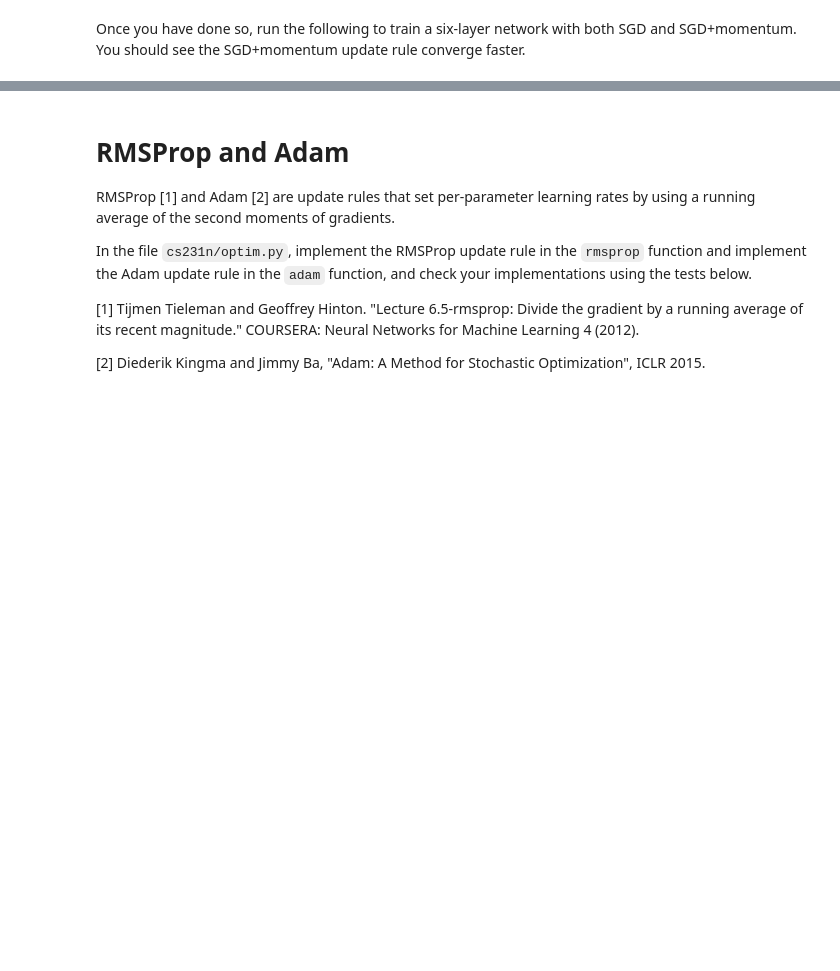
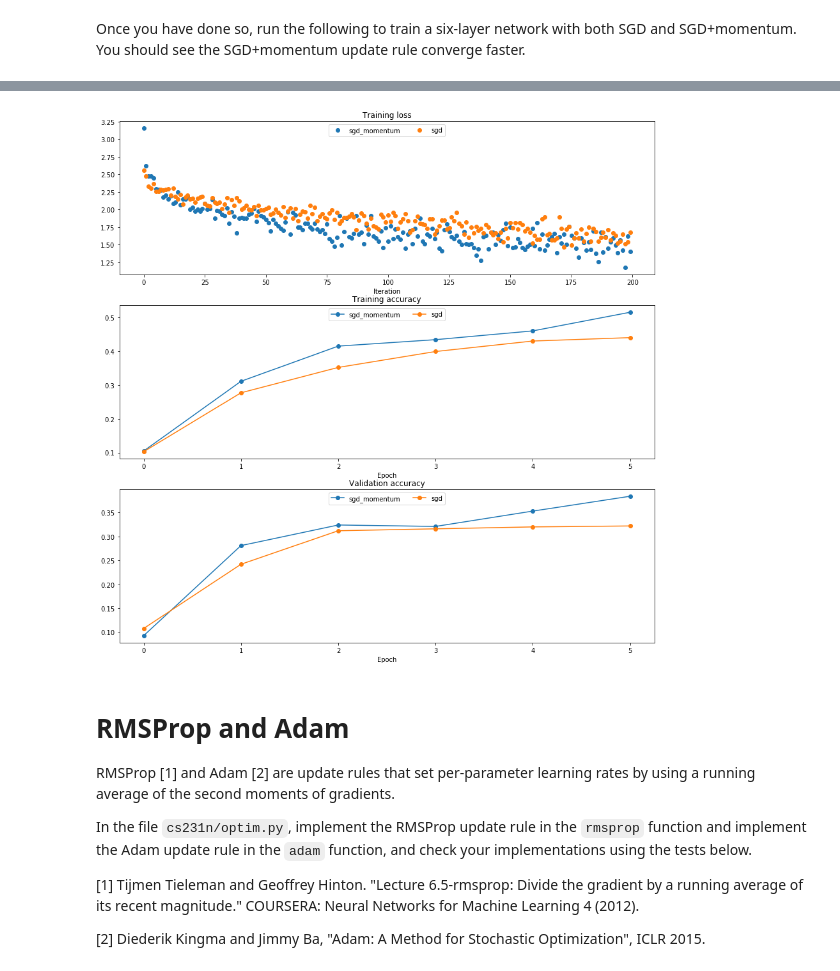
Before and after one commit to versatran01/cs231n_spring_2017, a Jupyter notebook: assignment2/FullyConnectedNets.ipynb, the cells around one changed output, grey strips where cells are left out. Saved outputs shown, nothing was run; the diff lists cells and outputs as text; code cells hidden in the pictures; blank space fills up the shorter version.

```diff
--- a/assignment2/FullyConnectedNets.ipynb
+++ b/assignment2/FullyConnectedNets.ipynb
@@ -472,10 +472,10 @@ Now try to use a five-layer network with 100 units on each layer to overfit 50 t
 
 num_train = 50
 small_data = {
-  'X_train': data['X_train'][:num_train],
-  'y_train': data['y_train'][:num_train],
-  'X_val': data['X_val'],
-  'y_val': data['y_val'],
+    'X_train': data['X_train'][:num_train],
+    'y_train': data['y_train'][:num_train],
+    'X_val': data['X_val'],
+    'y_val': data['y_val'],
 }
 
 learning_rate = 3e-4
@@ -485,10 +485,7 @@ model = FullyConnectedNet([100, 100, 100, 100],
 solver = Solver(model, small_data,
                 print_every=10, num_epochs=20, batch_size=25,
                 update_rule='sgd',
-                optim_config={
-                  'learning_rate': learning_rate,
-                }
-         )
+                optim_config={'learning_rate': learning_rate,})
 solver.train()
 
 plt.plot(solver.loss_history, 'o')
@@ -560,28 +558,26 @@ Once you have done so, run the following to train a six-layer network with both
 # %%
 num_train = 4000
 small_data = {
-  'X_train': data['X_train'][:num_train],
-  'y_train': data['y_train'][:num_train],
-  'X_val': data['X_val'],
-  'y_val': data['y_val'],
+    'X_train': data['X_train'][:num_train],
+    'y_train': data['y_train'][:num_train],
+    'X_val': data['X_val'],
+    'y_val': data['y_val'],
 }
 
 solvers = {}
 
 for update_rule in ['sgd', 'sgd_momentum']:
-  print('running with ', update_rule)
-  model = FullyConnectedNet([100, 100, 100, 100, 100], weight_scale=5e-2)
+    print('running with ', update_rule)
+    model = FullyConnectedNet([100, 100, 100, 100, 100], weight_scale=5e-2)
 
-  solver = Solver(model, small_data,
-                  num_epochs=5, batch_size=100,
-                  update_rule=update_rule,
-                  optim_config={
-                    'learning_rate': 1e-2,
-                  },
-                  verbose=True)
-  solvers[update_rule] = solver
-  solver.train()
-  print()
+    solver = Solver(model, small_data,
+                    num_epochs=5, batch_size=100,
+                    update_rule=update_rule,
+                    optim_config={'learning_rate': 1e-2,},
+                    verbose=True)
+    solvers[update_rule] = solver
+    solver.train()
+    print()
 
 plt.subplot(3, 1, 1)
 plt.title('Training loss')
@@ -596,17 +592,18 @@ plt.title('Validation accuracy')
 plt.xlabel('Epoch')
 
 for update_rule, solver in list(solvers.items()):
-  plt.subplot(3, 1, 1)
-  plt.plot(solver.loss_history, 'o', label=update_rule)
+    plt.subplot(3, 1, 1)
+    plt.plot(solver.loss_history, 'o', label=update_rule)
 
-  plt.subplot(3, 1, 2)
-  plt.plot(solver.train_acc_history, '-o', label=update_rule)
+    plt.subplot(3, 1, 2)
+    plt.plot(solver.train_acc_history, '-o', label=update_rule)
 
-  plt.subplot(3, 1, 3)
-  plt.plot(solver.val_acc_history, '-o', label=update_rule)
+    plt.subplot(3, 1, 3)
+    plt.plot(solver.val_acc_history, '-o', label=update_rule)
 
 for i in [1, 2, 3]:
-  plt.subplot(3, 1, i)
-  plt.legend(loc='upper center', ncol=4)
+    plt.subplot(3, 1, i)
+    plt.legend(loc='upper center', ncol=4)
 plt.gcf().set_size_inches(15, 15)
 plt.show()
+# %% [output]
@@ -613,3 +627,4 @@ plt.show()
+[figure, added]
 # %% [markdown]
 # RMSProp and Adam
 RMSProp [1] and Adam [2] are update rules that set per-parameter learning rates by using a running average of the second moments of gradients.
```
Also changed, not shown: parts of 13 cells of this notebook, 1 other file.
